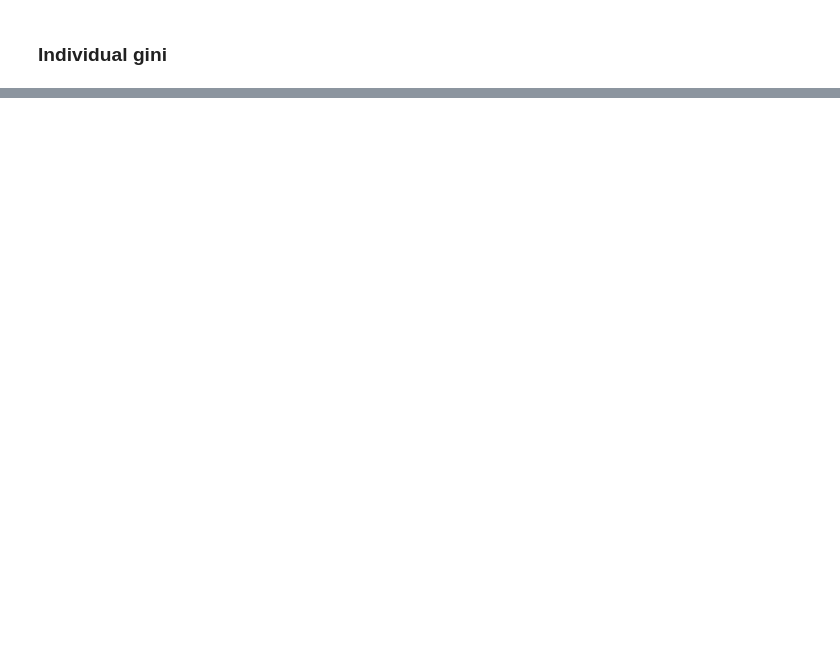
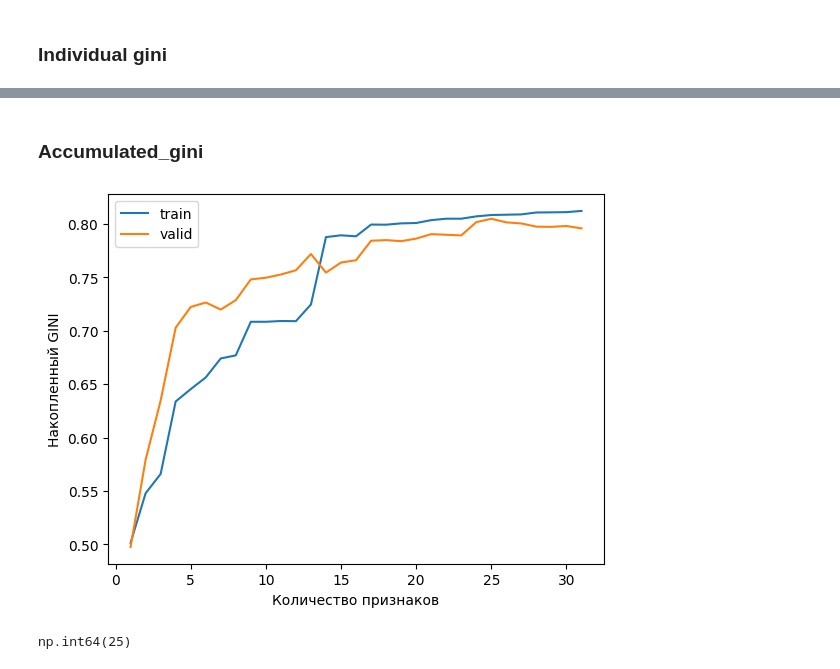
Before and after one commit to Shilenkovv/Tips_and_tricks, a Jupyter notebook: feature_selection.ipynb, the cells around one changed output, grey strips where cells are left out. Drawn from its saved outputs; the diff is of its cells as text; code cells hidden in the pictures; blank space fills up the shorter version.

```diff
--- a/feature_selection.ipynb
+++ b/feature_selection.ipynb
@@ -68,0 +97,33 @@ ValueError: columns overlap but no suffix specified: Index(['y'], dtype='object'
+# %% [markdown]
+### Accumulated_gini
+# %%
+# Выбираем визуально
+thr = 0.0
+# %%
+top_gini_features = gini_features[gini_features['gini_valid'] >= thr].sort_values("gini_valid", ascending=False).index.tolist()
+# %%
+ginis = {
+    "train": {},
+    "valid": {}
+}
+# %%
+for n_features in tqdm(range(1, len(top_gini_features) + 1)):
+    used_features = top_gini_features[:n_features]
+    logreg = LogisticRegression(random_state=RANDOM_STATE, penalty="l2", C=1)
+    logreg.fit(train_gini.loc[:, used_features], train_gini["y"])
+    preds_train = logreg.predict_proba(train_gini.loc[:, used_features])[:, 1]
+    preds_valid = logreg.predict_proba(valid_gini.loc[:, used_features])[:, 1]
+    ginis["train"][n_features] = 2 * roc_auc_score(train_gini["y"], preds_train) - 1
+    ginis["valid"][n_features] = 2 * roc_auc_score(valid_gini["y"], preds_valid) - 1
+# %%
+pd.DataFrame(ginis).plot()
+plt.xlabel("Количество признаков")
+plt.ylabel("Накопленный GINI")
+plt.show()
+# %% [output]
+[figure, added]
+# %%
+OPTIMAL_NUMBER = pd.DataFrame(ginis)["valid"].idxmax()
+OPTIMAL_NUMBER
+# %% [output]
+np.int64(25)
```
Also changed, not shown: parts of 7 cells of this notebook.
